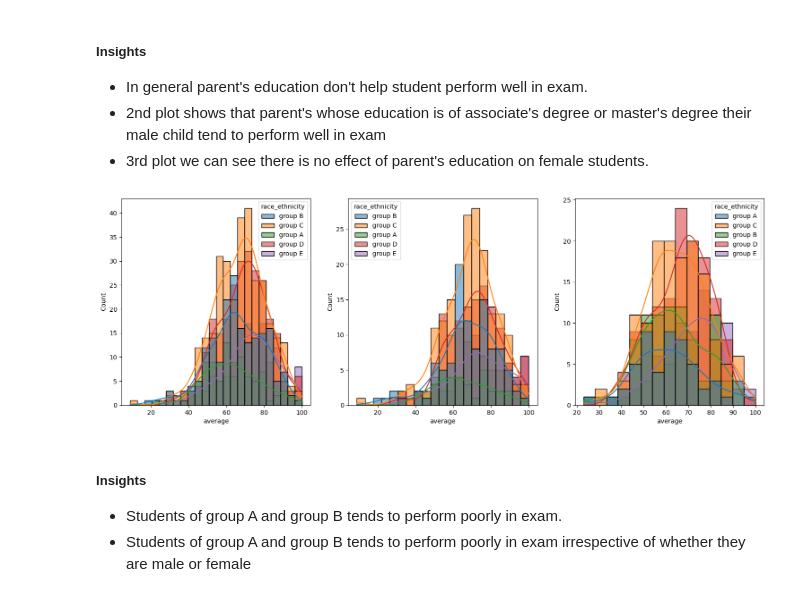
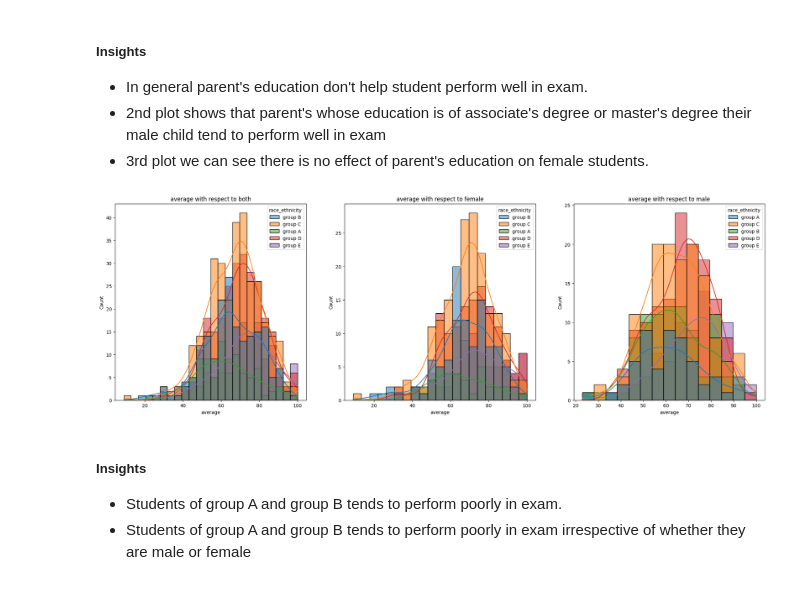
Before and after one commit to GyanPrakashkushwaha/Modula-Coding, a Jupyter notebook: notebook/1 . EDA STUDENT PERFORMANCE .ipynb, the cells around one changed output. Cells and saved outputs as stored; diff of their text form; code cells hidden in the pictures.

```diff
--- a/notebook/1 . EDA STUDENT PERFORMANCE .ipynb
+++ b/notebook/1 . EDA STUDENT PERFORMANCE .ipynb
@@ -202,8 +226,8 @@ df.head(2)
 # %% [markdown]
 ### 3.8 Adding columns for "Total Score" and "Average"
 # %%
-df['total score'] = df['math_score'] + df['reading_score'] + df['writing_score']
-df['average'] = df['total score']/3
+df['total_score'] = df['math_score'] + df['reading_score'] + df['writing_score']
+df['average'] = df['total_score']/3
 df.head()
 # %% [output]
 |  | gender | race_ethnicity | parental_level_of_education | lunch | test_preparation_course | math_score | ... |
@@ -300,16 +343,19 @@ plt.show()
 - 2nd plot shows that parent's whose education is of associate's degree or master's degree their male child tend to perform well in exam
 - 3rd plot we can see there is no effect of parent's education on female students.
 # %%
-plt.subplots(1,3,figsize=(25,6))
-plt.subplot(141)
+plt.subplots(1,3,figsize=(25,7.6))
+plt.subplot(131)
+plt.title('average with respect to both')
 ax =sns.histplot(data=df,x='average',kde=True,hue='race_ethnicity')
-plt.subplot(142)
+plt.subplot(132)
+plt.title('average with respect to female')
 ax =sns.histplot(data=df[df.gender=='female'],x='average',kde=True,hue='race_ethnicity')
-plt.subplot(143)
+plt.subplot(133)
+plt.title('average with respect to male')
 ax =sns.histplot(data=df[df.gender=='male'],x='average',kde=True,hue='race_ethnicity')
 plt.show()
 # %% [output]
-[figure, old version]
+[figure, new version]
 # %% [markdown]
 #####  Insights
 - Students of group A and group B tends to perform poorly in exam.
```
Also changed, not shown: parts of 29 cells of this notebook, 9 other files.
